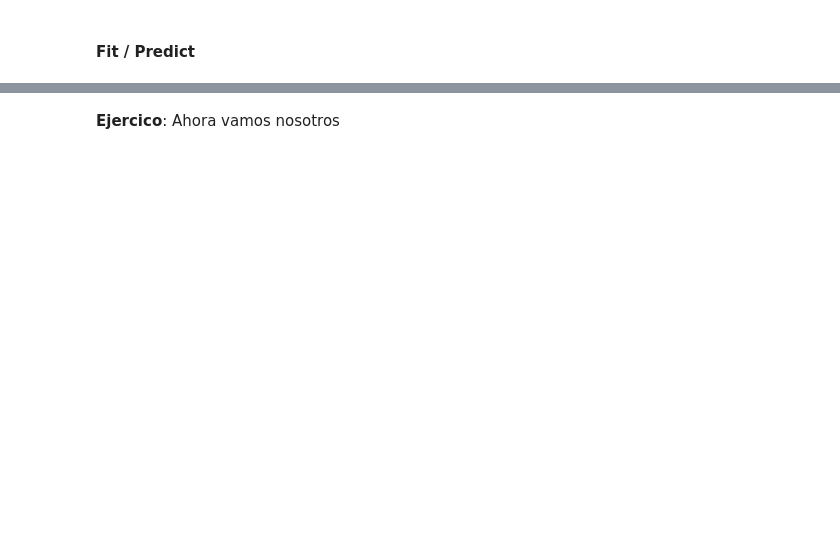
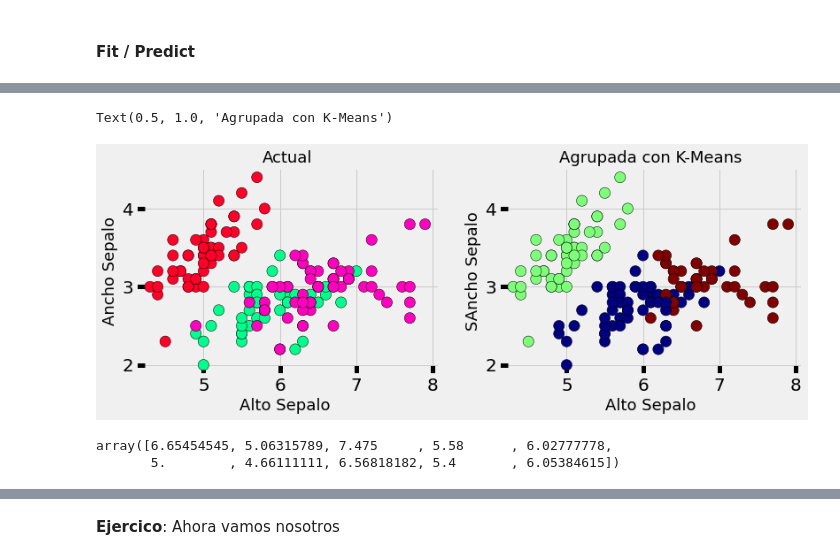
Before and after one commit to julian-masdatascience/ML, a Jupyter notebook: ML_No_Supervisado.ipynb, the cells around one changed output, grey strips where cells are left out. Saved outputs shown, nothing was run; the diff lists cells and outputs as text; code cells hidden in the pictures; blank space fills up the shorter version.

```diff
--- a/ML_No_Supervisado.ipynb
+++ b/ML_No_Supervisado.ipynb
@@ -73,0 +69,26 @@ plt.show()
+# %%
+km = KMeans(n_clusters = 3, n_jobs = 4, random_state=21)
+km.fit(X)
+new_labels = km.labels_
+# Plot the identified clusters and compare with the answers
+fig, axes = plt.subplots(1, 2, figsize=(12,4))
+axes[0].scatter(X[:, 0], X[:, 1], c=y, cmap='gist_rainbow',
+edgecolor='k', s=150)
+axes[1].scatter(X[:, 0], X[:, 1], c=new_labels, cmap='jet',
+edgecolor='k', s=150)
+axes[0].set_xlabel('Alto Sepalo ' )
+axes[0].set_ylabel('Ancho Sepalo' )
+axes[1].set_xlabel('Alto Sepalo' )
+axes[1].set_ylabel('SAncho Sepalo' )
+axes[0].tick_params(direction='in', length=10, width=5, colors='k', labelsize=20)
+axes[1].tick_params(direction='in', length=10, width=5, colors='k', labelsize=20)
+axes[0].set_title('Actual', fontsize=18)
+axes[1].set_title('Agrupada con K-Means', fontsize=18)
+# %% [output]
+Text(0.5, 1.0, 'Agrupada con K-Means')
+[figure, added]
+# %%
+kmeans.cluster_centers_[:, 0]
+# %% [output]
+array([6.65454545, 5.06315789, 7.475     , 5.58      , 6.02777778,
+       5.        , 4.66111111, 6.56818182, 5.4       , 6.05384615])
```
Also changed, not shown: parts of 20 cells of this notebook.
